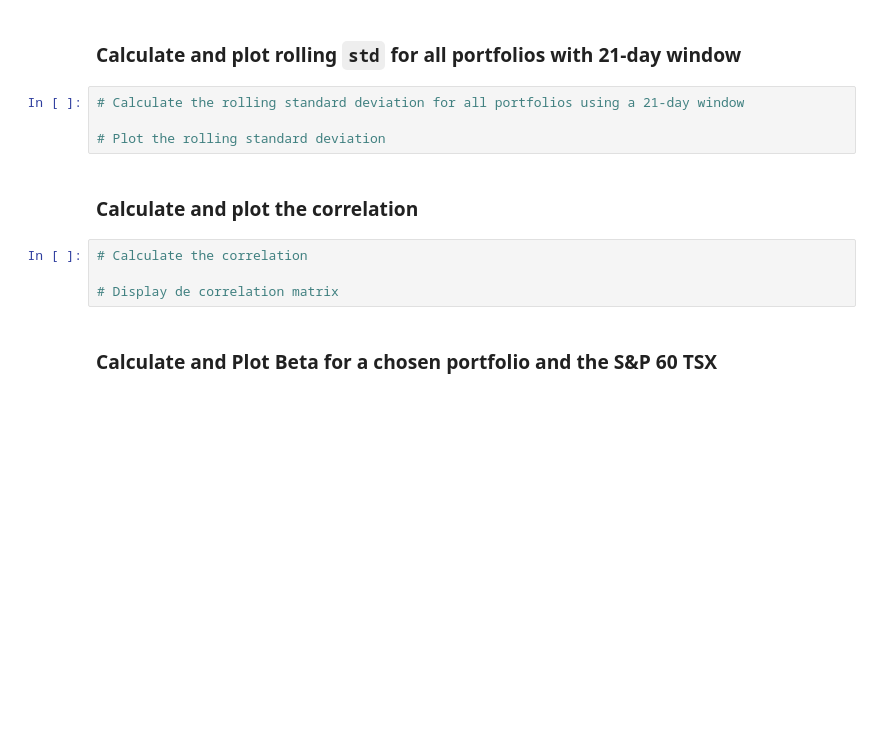
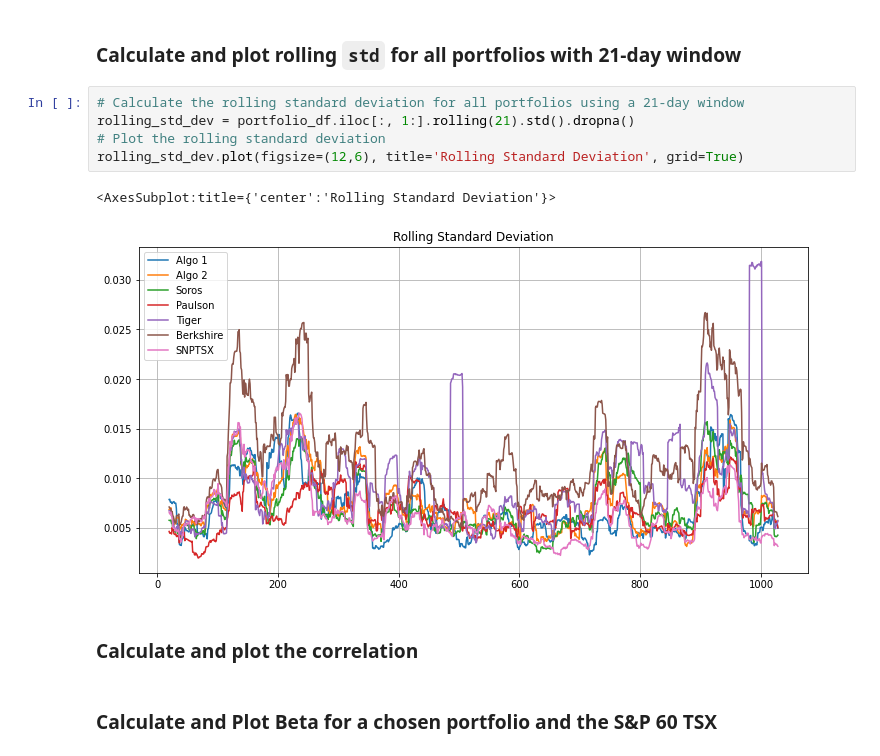
Before and after one commit to 2KAbhishek/whaleport, a Jupyter notebook: whaleport.ipynb, the cells around one changed output. Saved outputs shown, nothing was run; the diff lists cells and outputs as text; blank space fills up the shorter version.

Commit message:
Plot rolling std dev

```diff
--- a/whaleport.ipynb
+++ b/whaleport.ipynb
@@ -227,14 +239,14 @@ Risk changes over time. Analyze the rolling statistics for Risk and Beta.
 ### Calculate and plot rolling `std` for all portfolios with 21-day window
 # %%
 # Calculate the rolling standard deviation for all portfolios using a 21-day window
-
+rolling_std_dev = portfolio_df.iloc[:, 1:].rolling(21).std().dropna()
 # Plot the rolling standard deviation
+rolling_std_dev.plot(figsize=(12,6), title='Rolling Standard Deviation', grid=True)
+# %% [output]
+<AxesSubplot:title={'center':'Rolling Standard Deviation'}>
+[figure, added]
 # %% [markdown]
 ### Calculate and plot the correlation
-# %%
-# Calculate the correlation
-
-# Display de correlation matrix
 # %% [markdown]
 ### Calculate and Plot Beta for a chosen portfolio and the S&P 60 TSX
 # %%
```
Also changed, not shown: parts of 3 cells of this notebook.
